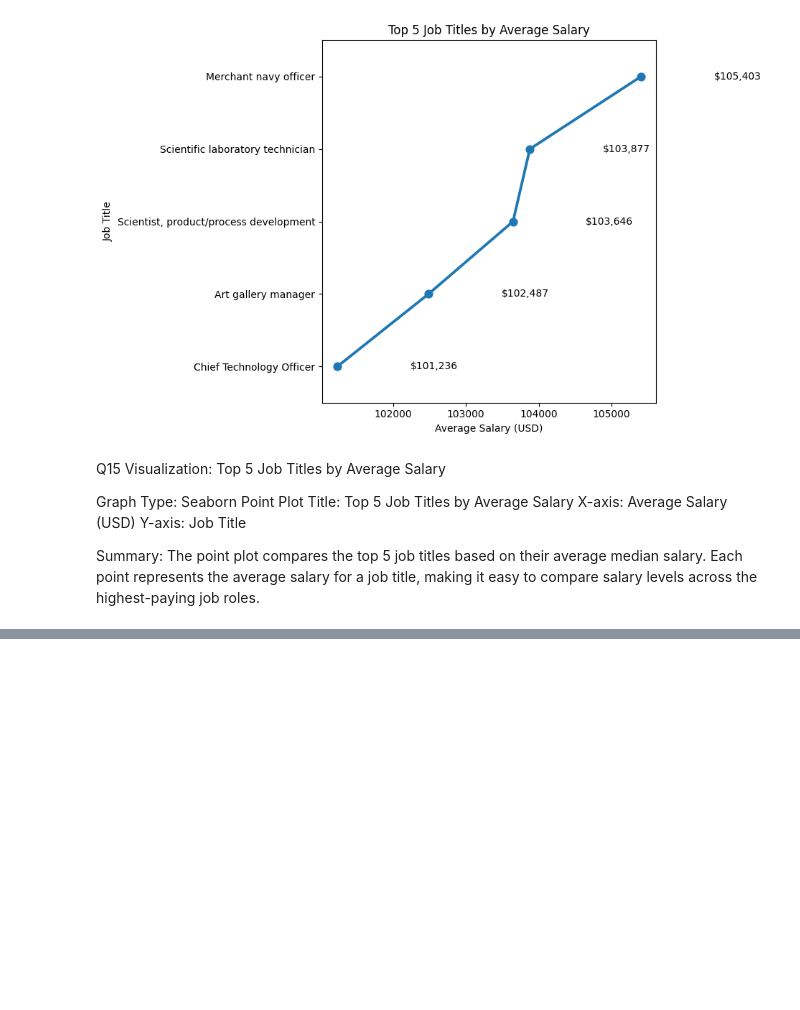
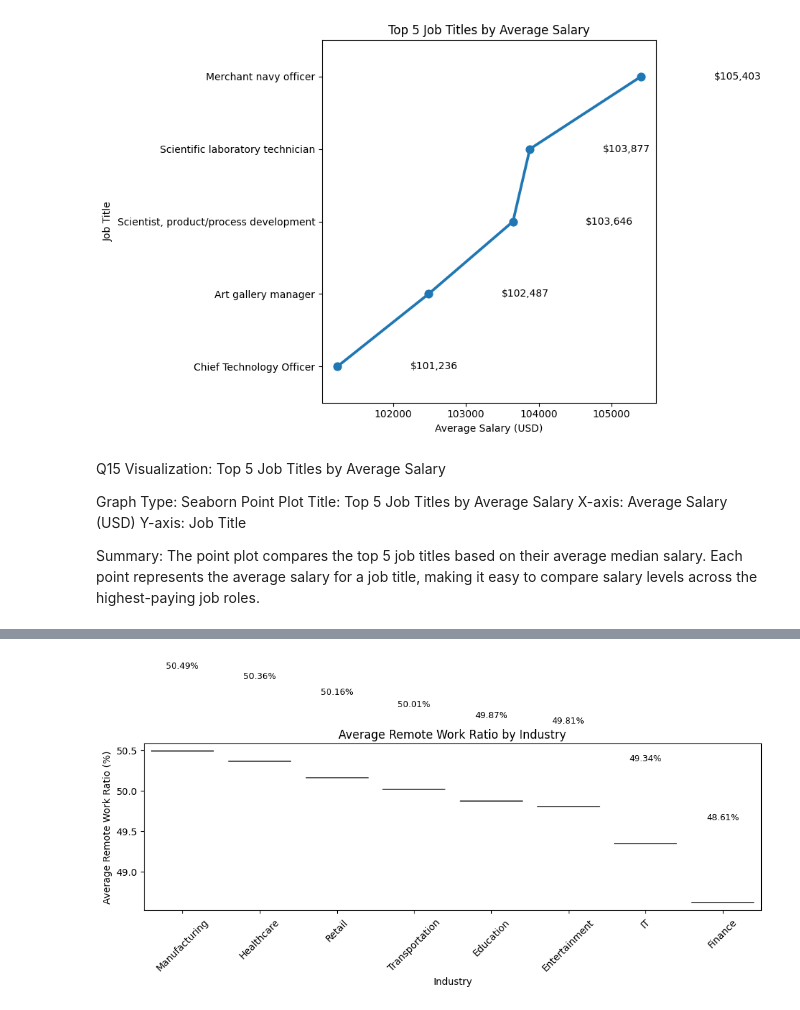
Before and after one commit to AJ0043/AI-Future-of-Jobs-Intelligence-Platform, a Jupyter notebook: AI_Adoption_&_Growth_Analysis.ipynb, the cells around one changed output, grey strips where cells are left out. Drawn from its saved outputs; the diff is of its cells as text; code cells hidden in the pictures; blank space fills up the shorter version.

```diff
--- a/AI_Adoption_&_Growth_Analysis.ipynb
+++ b/AI_Adoption_&_Growth_Analysis.ipynb
@@ -3463,0 +3528,16 @@ The point plot compares the top 5 job titles based on their average median salar
+# %%
+# Q17: Find the average Remote Work Ratio for each Industry, ordered from highest to lowest.
+# Q17: Find the average Remote Work Ratio for each Industry,
+# ordered from highest to lowest.
+
+industry_remote = pd.read_sql(
+    """
+    SELECT
+        Industry,
+        AVG(`Remote Work Ratio (%%)`) AS Average_Remote_Work_Ratio
+    FROM jobs
+    GROUP BY Industry
+    ORDER BY Average_Remote_Work_Ratio DESC
+    """,
+    engine
+)
@@ -3463,0 +3556,30 @@ The point plot compares the top 5 job titles based on their average median salar
+# %%
+plt.figure(figsize=(10, 6))
+
+sns.violinplot(
+    data=industry_remote,
+    x="Industry",
+    y="Average_Remote_Work_Ratio"
+)
+
+# Value Labels
+for i, value in enumerate(industry_remote["Average_Remote_Work_Ratio"]):
+    plt.text(
+        i,
+        value + 1,
+        f"{value:.2f}%",
+        ha="center",
+        va="bottom",
+        fontsize=9
+    )
+
+plt.xlabel("Industry")
+plt.ylabel("Average Remote Work Ratio (%)")
+plt.title("Average Remote Work Ratio by Industry")
+
+plt.xticks(rotation=45)
+
+plt.tight_layout()
+plt.show()
+# %% [output]
+[figure, added]
```
Also changed, not shown: parts of 5 cells of this notebook.
